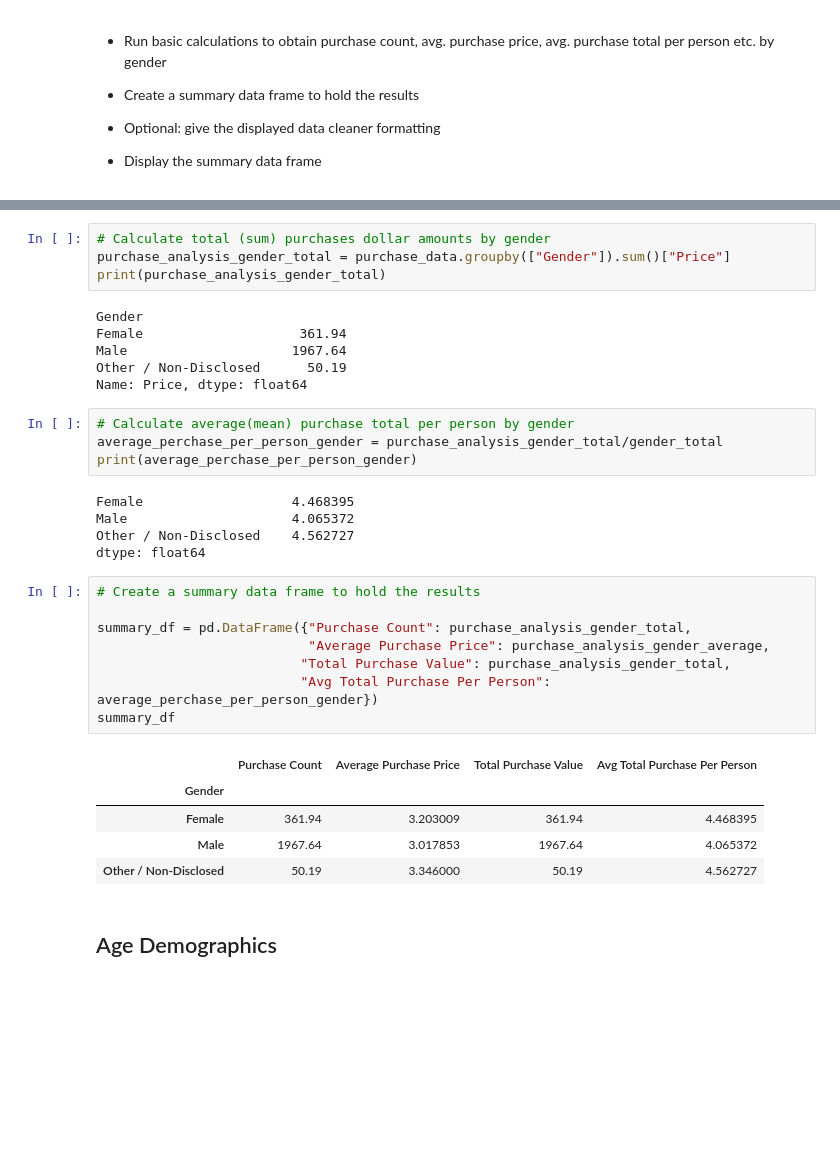
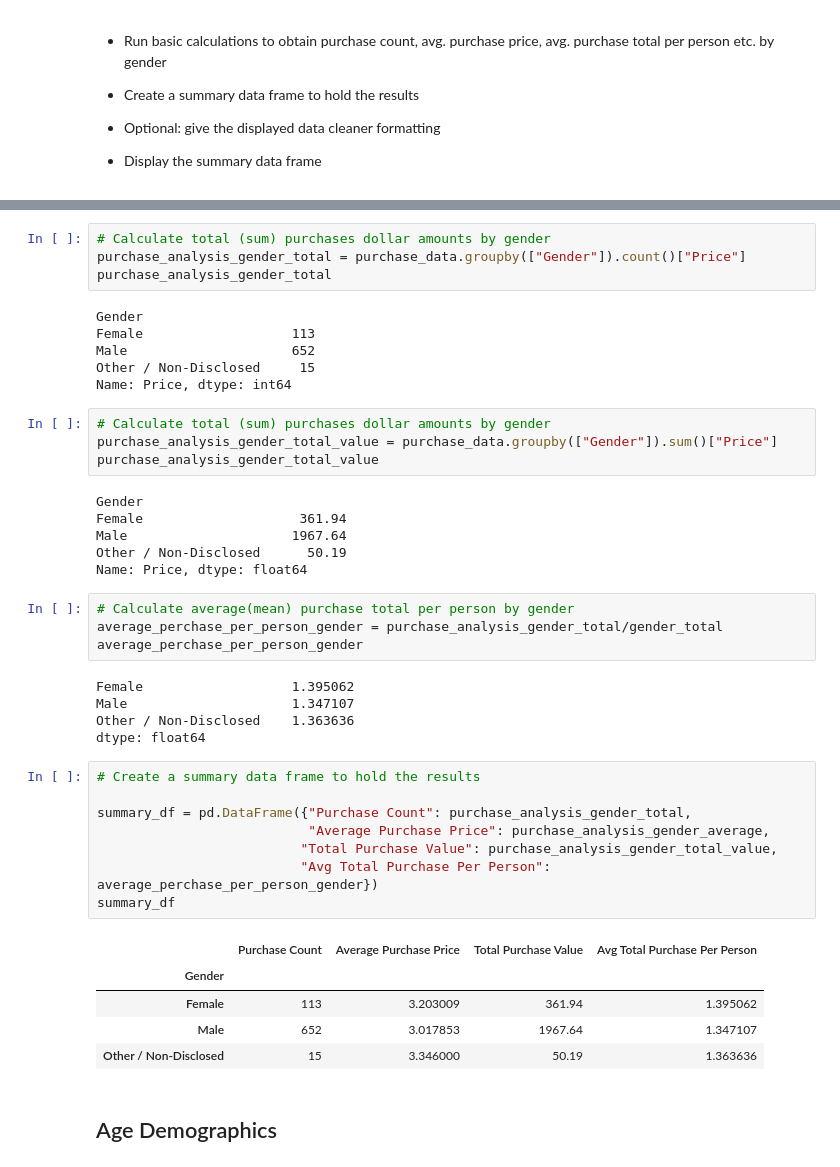
Before and after one commit to emersonmolett/Pandas-challenge, a Jupyter notebook: 04-Pandas/Instructions/HeroesOfPymoli/HeroesOfPymoli_starter.ipynb, the cells around one changed output, grey strips where cells are left out. Drawn from its saved outputs; the diff is of its cells as text; blank space fills up the shorter version.

```diff
--- a/04-Pandas/Instructions/HeroesOfPymoli/HeroesOfPymoli_starter.ipynb
+++ b/04-Pandas/Instructions/HeroesOfPymoli/HeroesOfPymoli_starter.ipynb
@@ -197,37 +203,47 @@ Other / Non-Disclosed    3.346000
 Name: Price, dtype: float64
 # %%
 # Calculate total (sum) purchases dollar amounts by gender
-purchase_analysis_gender_total = purchase_data.groupby(["Gender"]).sum()["Price"]
-print(purchase_analysis_gender_total)
+purchase_analysis_gender_total = purchase_data.groupby(["Gender"]).count()["Price"]
+purchase_analysis_gender_total
 # %% [output]
 Gender
-Female                    361.94
-Male                     1967.64
-Other / Non-Disclosed      50.19
-Name: Price, dtype: float64
+Female                   113
+Male                     652
+Other / Non-Disclosed     15
+Name: Price, dtype: int64
+# %%
+# Calculate total (sum) purchases dollar amounts by gender
+purchase_analysis_gender_total_value = purchase_data.groupby(["Gender"]).sum()["Price"]
+purchase_analysis_gender_total_value
+# %% [output]
+Gender
+Female                    361.94
+Male                     1967.64
+Other / Non-Disclosed      50.19
+Name: Price, dtype: float64
 # %%
 # Calculate average(mean) purchase total per person by gender
 average_perchase_per_person_gender = purchase_analysis_gender_total/gender_total
-print(average_perchase_per_person_gender)
+average_perchase_per_person_gender
 # %% [output]
-Female                   4.468395
-Male                     4.065372
-Other / Non-Disclosed    4.562727
+Female                   1.395062
+Male                     1.347107
+Other / Non-Disclosed    1.363636
 dtype: float64
 # %%
 # Create a summary data frame to hold the results
 
 summary_df = pd.DataFrame({"Purchase Count": purchase_analysis_gender_total,
                            "Average Purchase Price": purchase_analysis_gender_average,
-                          "Total Purchase Value": purchase_analysis_gender_total,
+                          "Total Purchase Value": purchase_analysis_gender_total_value,
                           "Avg Total Purchase Per Person": average_perchase_per_person_gender})
 summary_df
 # %% [output]
 |  | Purchase Count | Average Purchase Price | Total Purchase Value | Avg Total Purchase Per Person |
 | Gender |  |  |  |  |
-| Female | 361.94 | 3.203009 | 361.94 | 4.468395 |
-| Male | 1967.64 | 3.017853 | 1967.64 | 4.065372 |
-| Other / Non-Disclosed | 50.19 | 3.346000 | 50.19 | 4.562727 |
+| Female | 113 | 3.203009 | 361.94 | 1.395062 |
+| Male | 652 | 3.017853 | 1967.64 | 1.347107 |
+| Other / Non-Disclosed | 15 | 3.346000 | 50.19 | 1.363636 |
 # %% [markdown]
 ## Age Demographics
 # %% [markdown]
```
Also changed, not shown: parts of 35 cells of this notebook.
